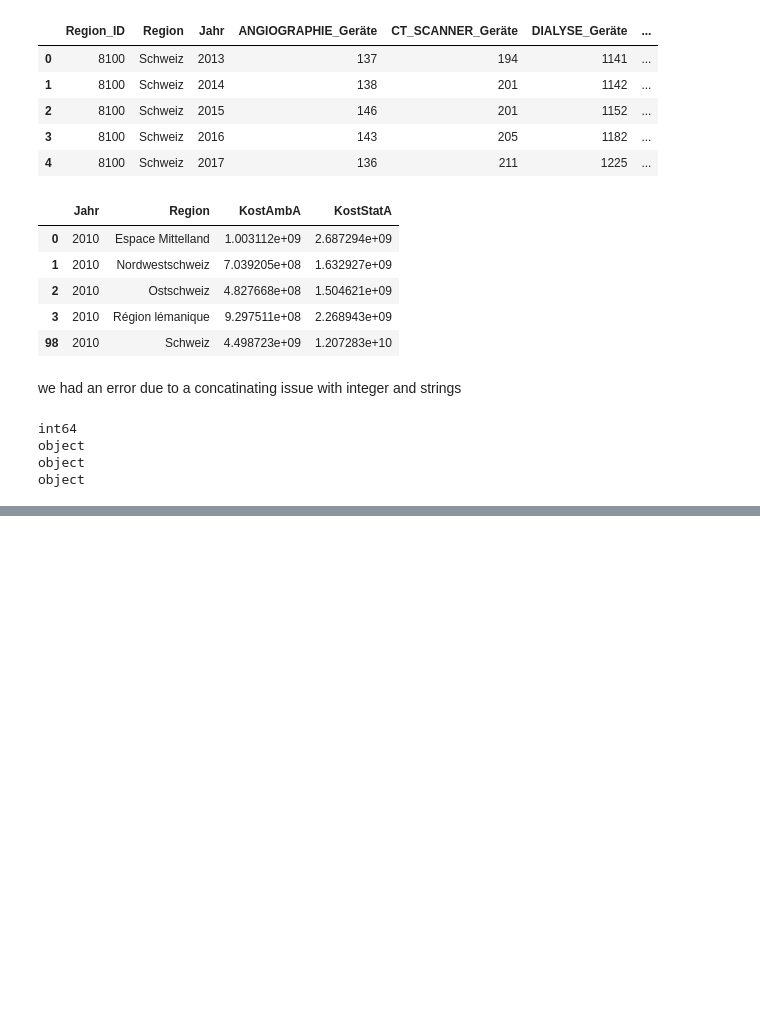
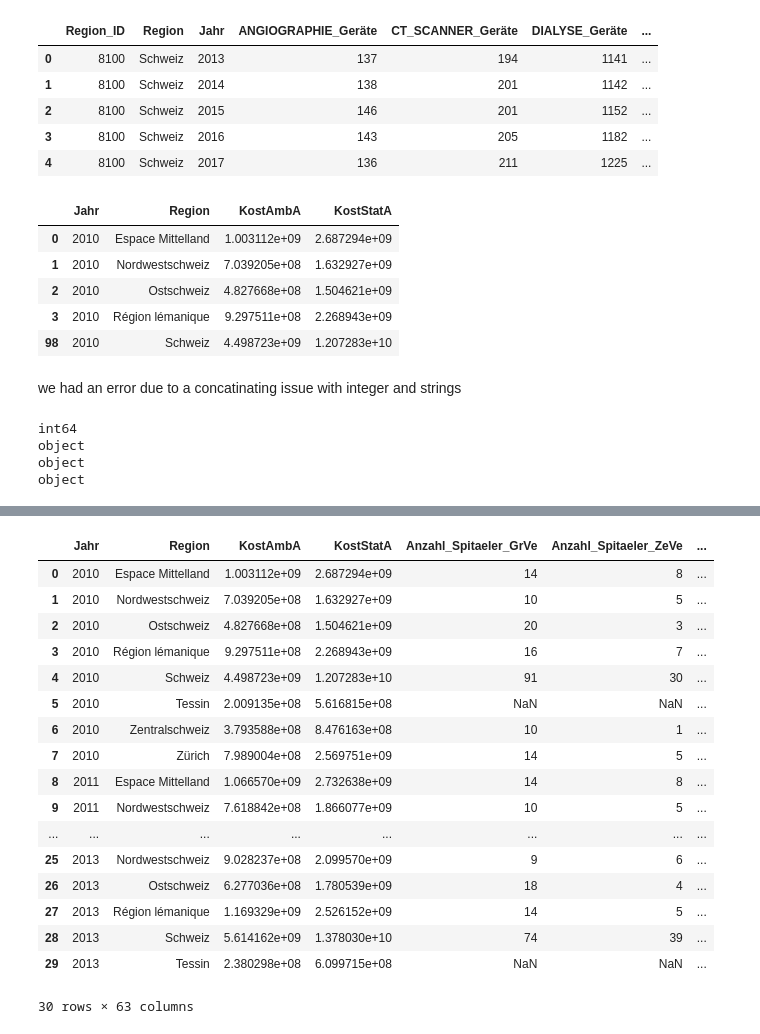
Before and after one commit to jeliigis/final-project-jbns, a Jupyter notebook: scripts/hospital_costs_new.ipynb, the cells around one changed output, grey strips where cells are left out. Cells and saved outputs as stored; diff of their text form; code cells hidden in the pictures; blank space fills up the shorter version.

```diff
--- a/scripts/hospital_costs_new.ipynb
+++ b/scripts/hospital_costs_new.ipynb
@@ -660,3 +679,6 @@ df_health.head(50)
 # %%
 ###export the file to get an overview
 df_health.to_excel('../data/df_health.xlsx', index=False)
+# %%
+df_health["Kost_Total"] = df_health["KostAmbA"] + df_health["KostStatA"]
+df_health.head()
@@ -662,0 +711,27 @@ df_health.to_excel('../data/df_health.xlsx', index=False)
+# %%
+column_devices = ["ANGIOGRAPHIE_Geräte", "CT_SCANNER_Geräte", "DIALYSE_Geräte", "GAMMA_CAMERA_Geräte", "LINEARBESCHLEUNIGER_Geräte",	"LITHOTRIPTOR_Geräte", "MRI_Geräte", "PET_SCANNER_Geräte"]
+df_health["Total Devices"] = df_health[column_devices].sum(axis=1)
+# %%
+column_examination = ["ANGIOGRAPHIE_Untersuchungen", "CT_SCANNER_Untersuchungen", "DIALYSE_Untersuchungen", "GAMMA_CAMERA_Untersuchungen", "LINEARBESCHLEUNIGER_Untersuchungen", "LITHOTRIPTOR_Untersuchungen", "MRI_Untersuchungen", "PET_SCANNER_Untersuchungen"]
+df_health["Total Examinations"] = df_health[column_examination].sum(axis=1)
+# %%
+df_health
+# %% [output]
+|  | Jahr | Region | KostAmbA | KostStatA | Anzahl_Spitaeler_GrVe | Anzahl_Spitaeler_ZeVe | ... |
+| 0 | 2010 | Espace Mittelland | 1.003112e+09 | 2.687294e+09 | 14 | 8 | ... |
+| 1 | 2010 | Nordwestschweiz | 7.039205e+08 | 1.632927e+09 | 10 | 5 | ... |
+| 2 | 2010 | Ostschweiz | 4.827668e+08 | 1.504621e+09 | 20 | 3 | ... |
+| 3 | 2010 | Région lémanique | 9.297511e+08 | 2.268943e+09 | 16 | 7 | ... |
+| 4 | 2010 | Schweiz | 4.498723e+09 | 1.207283e+10 | 91 | 30 | ... |
+| 5 | 2010 | Tessin | 2.009135e+08 | 5.616815e+08 | NaN | NaN | ... |
+| 6 | 2010 | Zentralschweiz | 3.793588e+08 | 8.476163e+08 | 10 | 1 | ... |
+| 7 | 2010 | Zürich | 7.989004e+08 | 2.569751e+09 | 14 | 5 | ... |
+| 8 | 2011 | Espace Mittelland | 1.066570e+09 | 2.732638e+09 | 14 | 8 | ... |
+| 9 | 2011 | Nordwestschweiz | 7.618842e+08 | 1.866077e+09 | 10 | 5 | ... |
+| ... | ... | ... | ... | ... | ... | ... | ... |
+| 25 | 2013 | Nordwestschweiz | 9.028237e+08 | 2.099570e+09 | 9 | 6 | ... |
+| 26 | 2013 | Ostschweiz | 6.277036e+08 | 1.780539e+09 | 18 | 4 | ... |
+| 27 | 2013 | Région lémanique | 1.169329e+09 | 2.526152e+09 | 14 | 5 | ... |
+| 28 | 2013 | Schweiz | 5.614162e+09 | 1.378030e+10 | 74 | 39 | ... |
+| 29 | 2013 | Tessin | 2.380298e+08 | 6.099715e+08 | NaN | NaN | ... |
+30 rows × 63 columns
```
Also changed, not shown: parts of 5 cells of this notebook, 2 other files.
